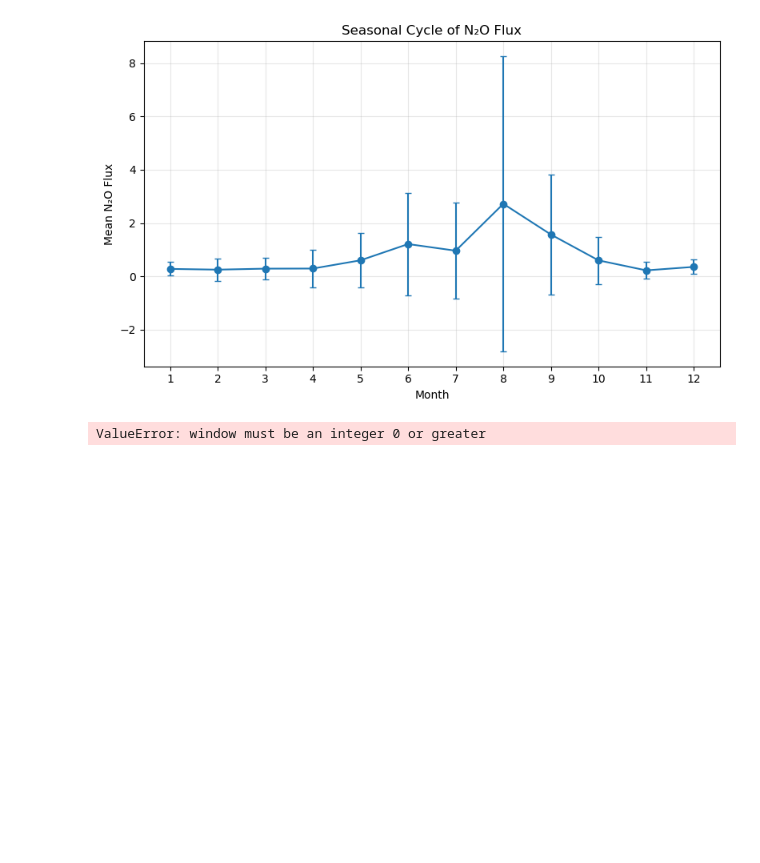
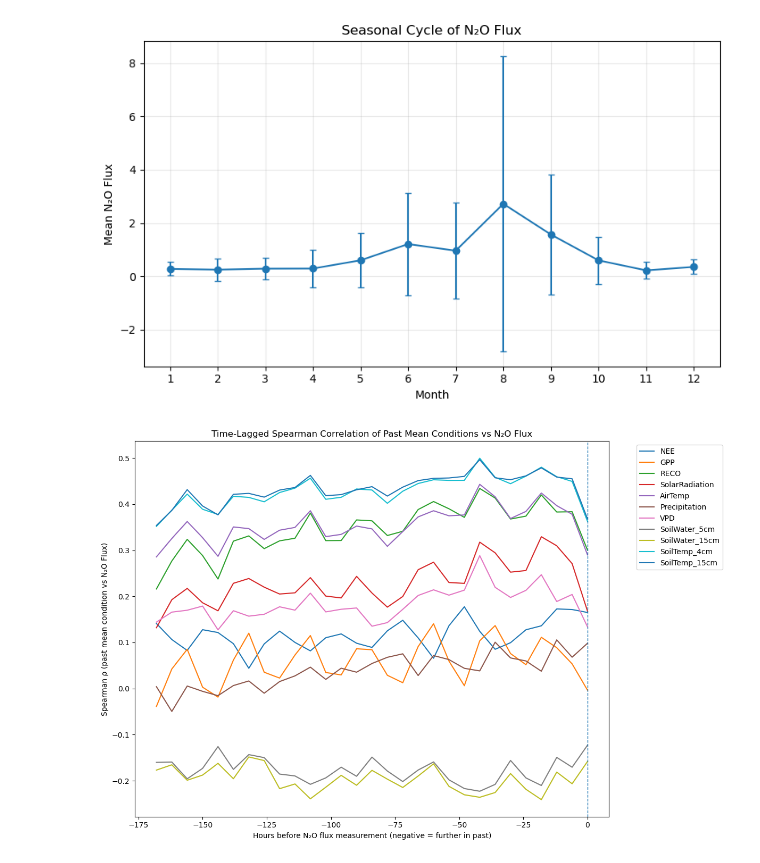
Before and after one commit to AndreasHiropedi/N2O_Emissions_Prediction, a Jupyter notebook: data_exploration/data_exploration_chamau.ipynb, the cells around one changed output. Saved outputs shown, nothing was run; the diff lists cells and outputs as text; code cells hidden in the pictures; blank space fills up the shorter version.

```diff
--- a/data_exploration/data_exploration_chamau.ipynb
+++ b/data_exploration/data_exploration_chamau.ipynb
@@ -990,6 +1035,8 @@ import matplotlib.pyplot as plt
 
 # --- Base setup ---
 chamau_time_index = chamau_lag.copy()
+chamau_time_index["Timestamp"] = pd.to_datetime(chamau_time_index["Timestamp"])
+chamau_time_index = chamau_time_index.set_index("Timestamp").sort_index()
 
 predictors = [
     "NEE", "GPP", "RECO",
@@ -1001,44 +1048,44 @@ predictors = [
 target = "N2O_Flux"
 
 # --- Parameters ---
-window_hours = 24        # window size for averaging (past 24h)
-step_hours   = 6        # step between lags
-max_hours    = 7 * 24    # look back 1 week (you can extend to 5 weeks)
-offsets      = range(0, -max_hours - step_hours, -step_hours)  # only past (0, -24, -48, ...)
+window_hours = 24
+step_hours   = 6
+max_hours    = 7 * 24
+offsets      = range(0, -max_hours - step_hours, -step_hours)
 
 # --- Rolling mean of predictors (24h backward window) ---
-window = f"{window_hours}h"
+window = f"{window_hours}h"  # "24h"
 rolling_means = chamau_time_index[predictors].rolling(window=window, closed="left").mean()
 
 # --- Compute lag correlations (Spearman) ---
 lag_corrs = {}
 
 for var in predictors:
     corrs = []
     for offset in offsets:
         shifted = rolling_means[var].shift(freq=pd.Timedelta(hours=offset))
         aligned = chamau_time_index[[target]].join(shifted.rename("past_mean")).dropna()
         if len(aligned) > 2:
             rho, _ = spearmanr(aligned[target], aligned["past_mean"])
             corrs.append(rho)
         else:
             corrs.append(np.nan)
     lag_corrs[var] = (list(offsets), corrs)
 
 # --- Plot results ---
 plt.figure(figsize=(12, 8))
 for var, (offsets, corrs) in lag_corrs.items():
     plt.plot(offsets, corrs, label=var)
 
-plt.axvline(0, color="k", linestyle="--", lw=1)
+plt.axvline(0, linestyle="--", lw=1)
 plt.xlabel("Hours before N₂O flux measurement (negative = further in past)")
 plt.ylabel("Spearman ρ (past mean condition vs N₂O Flux)")
 plt.title("Time-Lagged Spearman Correlation of Past Mean Conditions vs N₂O Flux")
 plt.legend(bbox_to_anchor=(1.05, 1), loc="upper left")
 plt.tight_layout()
 plt.show()
 # %% [output]
-ValueError: window must be an integer 0 or greater
+[figure, added]
 # %%
 from scipy.stats import spearmanr
 
```
Also changed, not shown: parts of 9 cells of this notebook, 1 other file.
